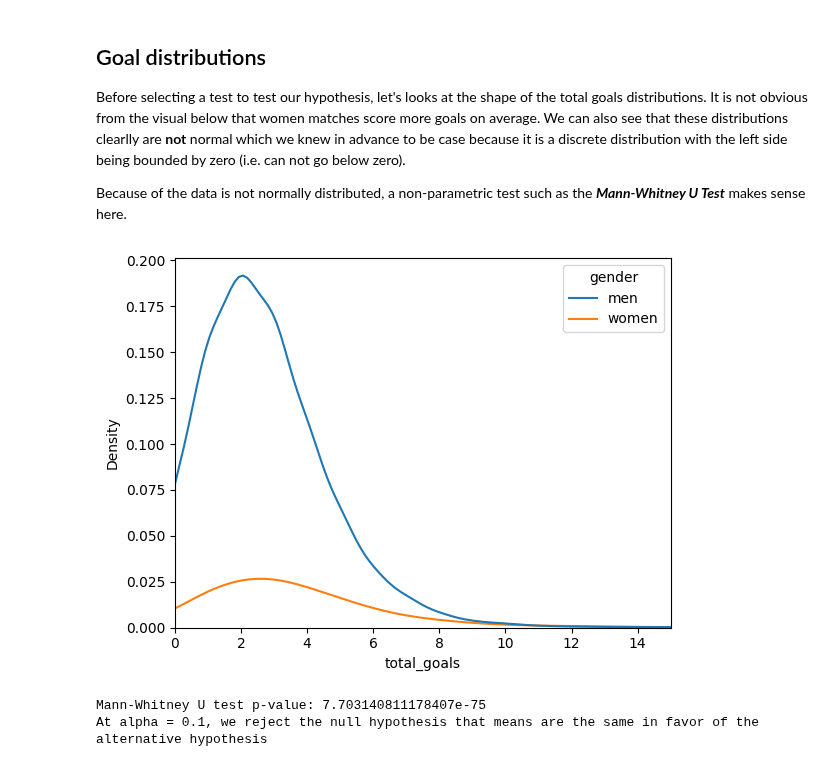
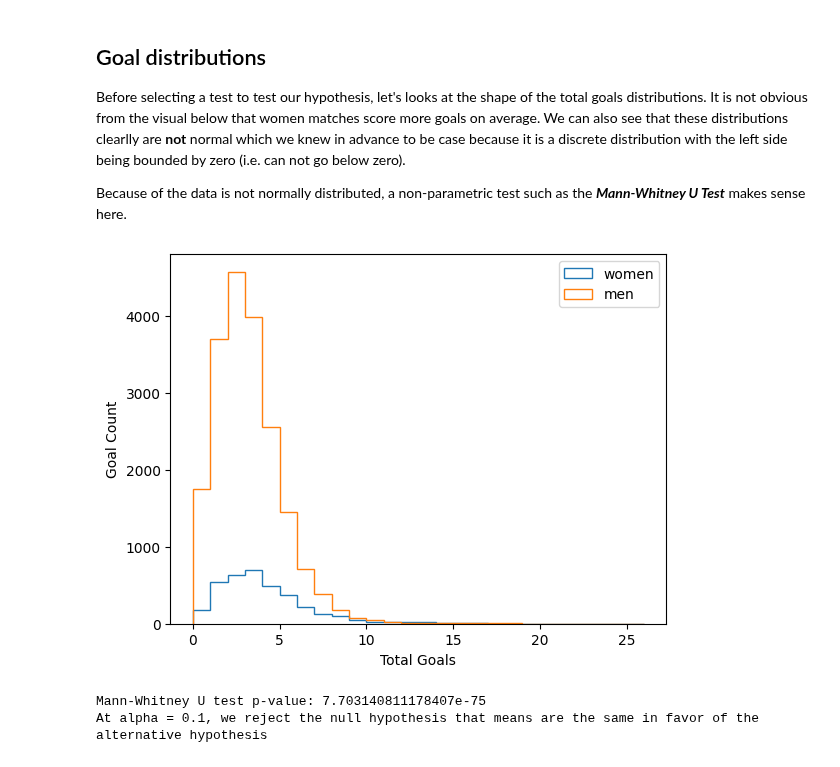
Before and after one commit to MichaelSzczepaniak/DataCamp, a Jupyter notebook: Tracks/Associate Data Scientist/31 Project 8 - Hypothesis Testing with Men's and Women's Soccer Matches/HypTestingPython.ipynb, the cells around one changed output. Saved outputs shown, nothing was run; the diff lists cells and outputs as text; code cells hidden in the pictures.

```diff
--- a/Tracks/Associate Data Scientist/31 Project 8 - Hypothesis Testing with Men's and Women's Soccer Matches/HypTestingPython.ipynb
+++ b/Tracks/Associate Data Scientist/31 Project 8 - Hypothesis Testing with Men's and Women's Soccer Matches/HypTestingPython.ipynb
@@ -71,0 +34,11 @@ As described above, **qualifiers** need to be filtered out, so let's start by lo
+# %%
+# drop the redundant index column
+df_men_socc.drop('Unnamed: 0', axis='columns', inplace=True)
+df_women_socc.drop('Unnamed: 0', axis='columns', inplace=True)
+# add gender column so we can combine
+df_men_socc['gender'] = "men"
+df_women_socc['gender'] = "women"
+# combine
+df_all = pd.concat([df_men_socc, df_women_socc], ignore_index=True)
+print(f"shape BEFORE removing qualifier matches: {df_all.shape}")
+df_all.head()
@@ -71,0 +53,5 @@ As described above, **qualifiers** need to be filtered out, so let's start by lo
+# %%
+# remove all rows before 2002-01-01
+df_all = df_all.loc[df_all['date'] >= '2002-01-01'].copy()
+print(f"shape AFTER removing qualifier matches: {df_all.shape}")
+df_all.head()
@@ -71,0 +66,8 @@ As described above, **qualifiers** need to be filtered out, so let's start by lo
+# %%
+# add column of total goals scored needed for comparison
+df_all["total_goals"] = df_all['home_score'] + df_all['away_score']
+
+print(df_all[df_all["gender"] == "men"].describe(), '\n')    # 19490
+print(df_all[df_all["gender"] == "women"].describe(), '\n')  #  3519
+
+df_all.head()
@@ -146,20 +133,22 @@ Before selecting a test to test our hypothesis, let's looks at the shape of the
 
 Because of the data is not normally distributed, a non-parametric test such as the ***Mann-Whitney U Test*** makes sense here.
 # %%
-import matplotlib.pyplot as plt
 import seaborn as sns
 
-df_all = pd.concat([df_men, df_women], ignore_index = True)
+goal_bins = range(27) #list(range(16))
 
-sns.kdeplot(data=df_all,
-            x='total_goals',
-            hue='gender',
-            bw_adjust=2)
-
-plt.xlim(0, 15)
+fig, ax = plt.subplots()
+ax.hist(df_all[df_all['gender'] == 'women']['total_goals'],
+        label="women", bins=goal_bins, histtype="step")
+ax.hist(df_all[df_all['gender'] == 'men']['total_goals'],
+        label="men", bins=goal_bins, histtype="step")
+ax.set_xlabel("Total Goals")
+ax.set_ylabel("Goal Count")
+ax.legend()
+# plt.xlim(0, 15)
 plt.show()
 # %% [output]
-[figure, old version]
+[figure, new version]
 # %%
 from scipy.stats import mannwhitneyu
 
```
Also changed, not shown: parts of 9 cells of this notebook.
